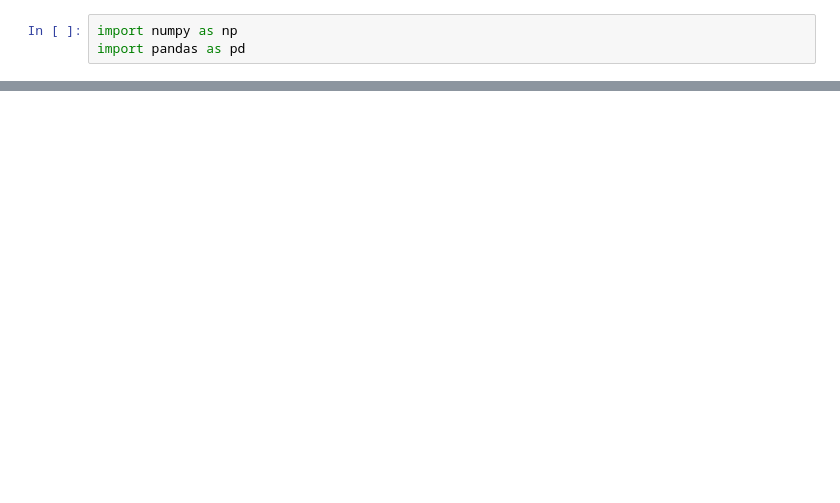
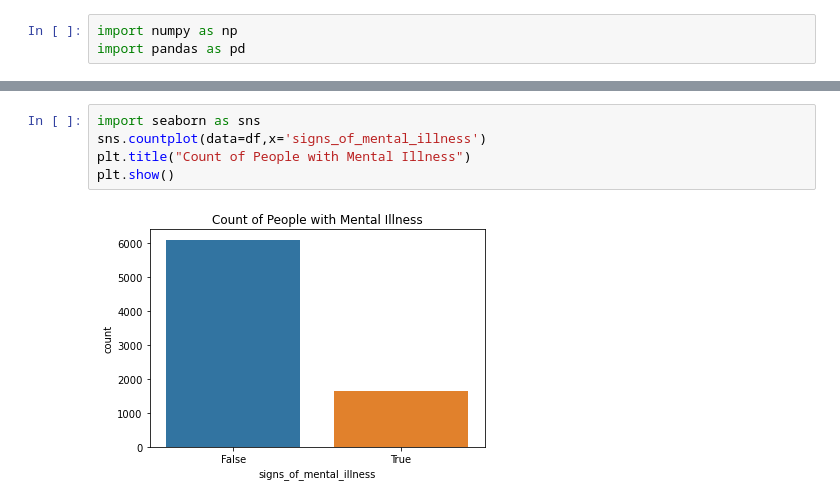
Before and after one commit to ubco-W2022T1-cosc301/project-group48, a Jupyter notebook: notebooks/analysis2.ipynb, the cells around one changed output, grey strips where cells are left out. Drawn from its saved outputs; the diff is of its cells as text; blank space fills up the shorter version.

```diff
--- a/notebooks/analysis2.ipynb
+++ b/notebooks/analysis2.ipynb
@@ -25,0 +88,7 @@ pd.read_csv("../data/US Police shootings in from 2015-22 2.csv")
+# %%
+import seaborn as sns
+sns.countplot(data=df,x='signs_of_mental_illness')
+plt.title("Count of People with Mental Illness")
+plt.show()
+# %% [output]
+[figure, added]
```
Also changed, not shown: parts of 21 cells of this notebook, 2 other files.
